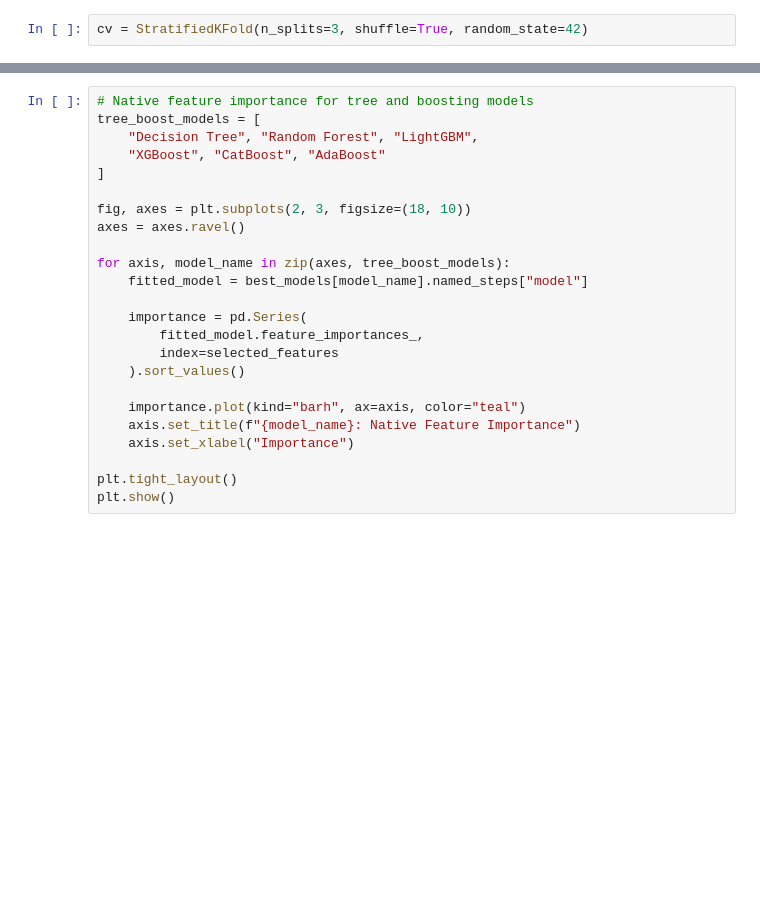
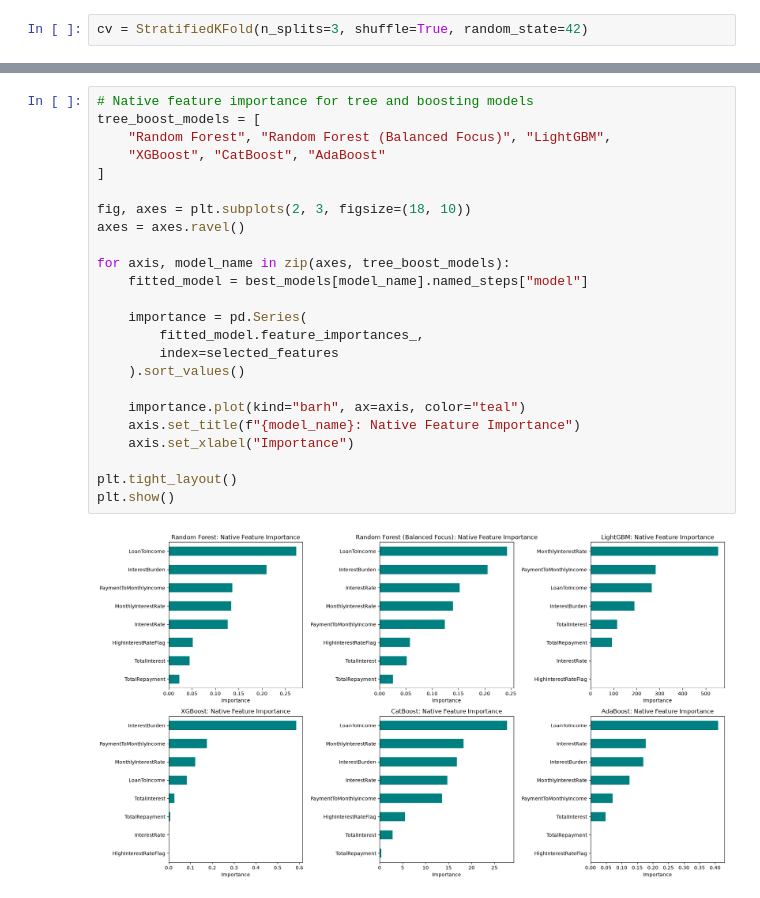
Before and after one commit to jdevs95/Credit-Risk-Prediction, a Jupyter notebook: credit_risk_prediction_prototype_v2.ipynb, the cells around one changed output, grey strips where cells are left out. Cells and saved outputs as stored; diff of their text form; blank space fills up the shorter version.

```diff
--- a/credit_risk_prediction_prototype_v2.ipynb
+++ b/credit_risk_prediction_prototype_v2.ipynb
@@ -889,27 +1230,29 @@ plt.show()
 # %%
 # Native feature importance for tree and boosting models
 tree_boost_models = [
-    "Decision Tree", "Random Forest", "LightGBM",
+    "Random Forest", "Random Forest (Balanced Focus)", "LightGBM",
     "XGBoost", "CatBoost", "AdaBoost"
 ]
 
 fig, axes = plt.subplots(2, 3, figsize=(18, 10))
 axes = axes.ravel()
 
 for axis, model_name in zip(axes, tree_boost_models):
     fitted_model = best_models[model_name].named_steps["model"]
 
     importance = pd.Series(
         fitted_model.feature_importances_,
         index=selected_features
     ).sort_values()
 
     importance.plot(kind="barh", ax=axis, color="teal")
     axis.set_title(f"{model_name}: Native Feature Importance")
     axis.set_xlabel("Importance")
 
 plt.tight_layout()
 plt.show()
+# %% [output]
+[figure, added]
 # %%
 # Permutation importance for every model
 fig, axes = plt.subplots(2, 4, figsize=(20, 10))
```
Also changed, not shown: parts of 24 cells of this notebook, 7 other files.
